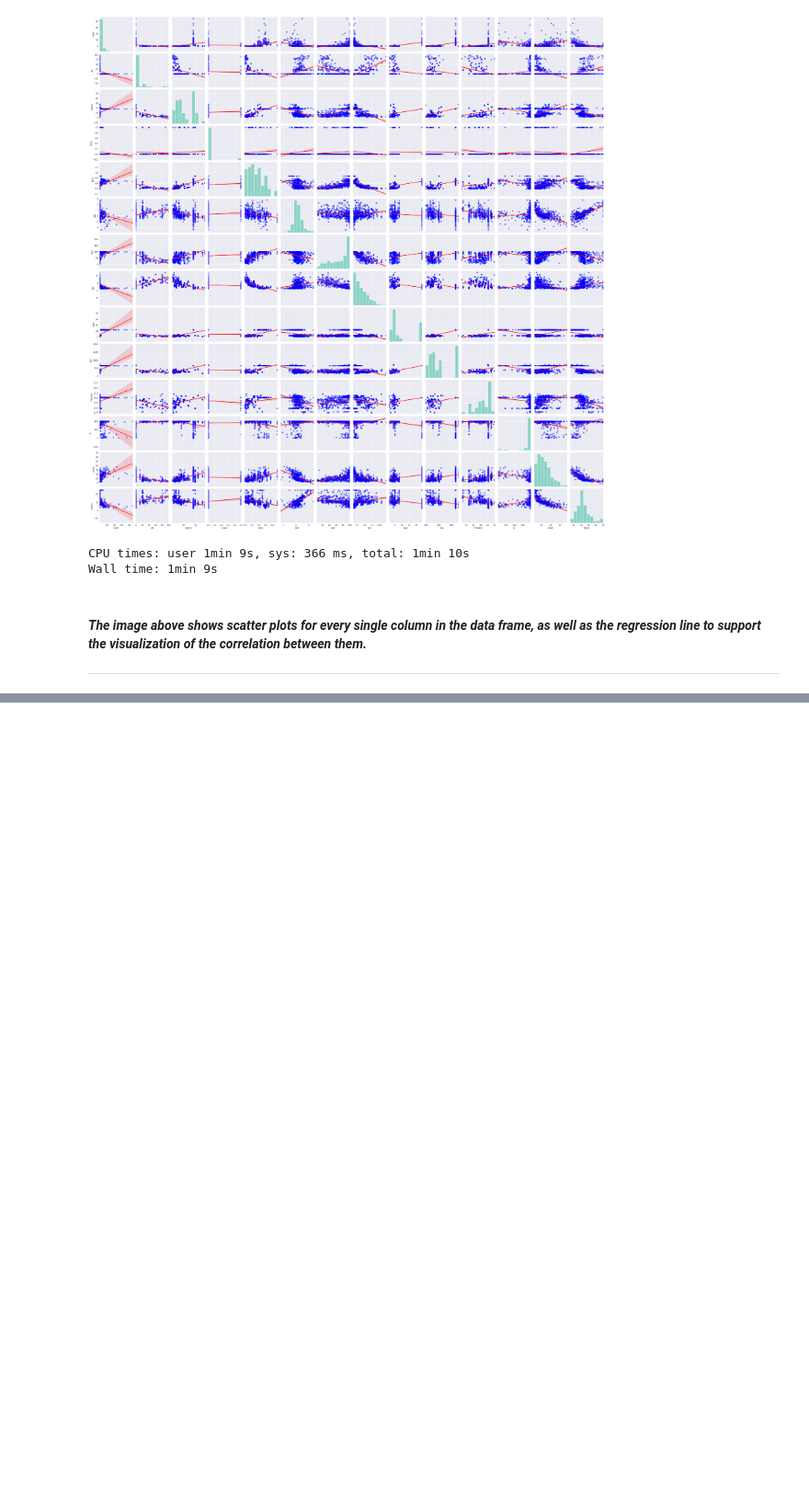
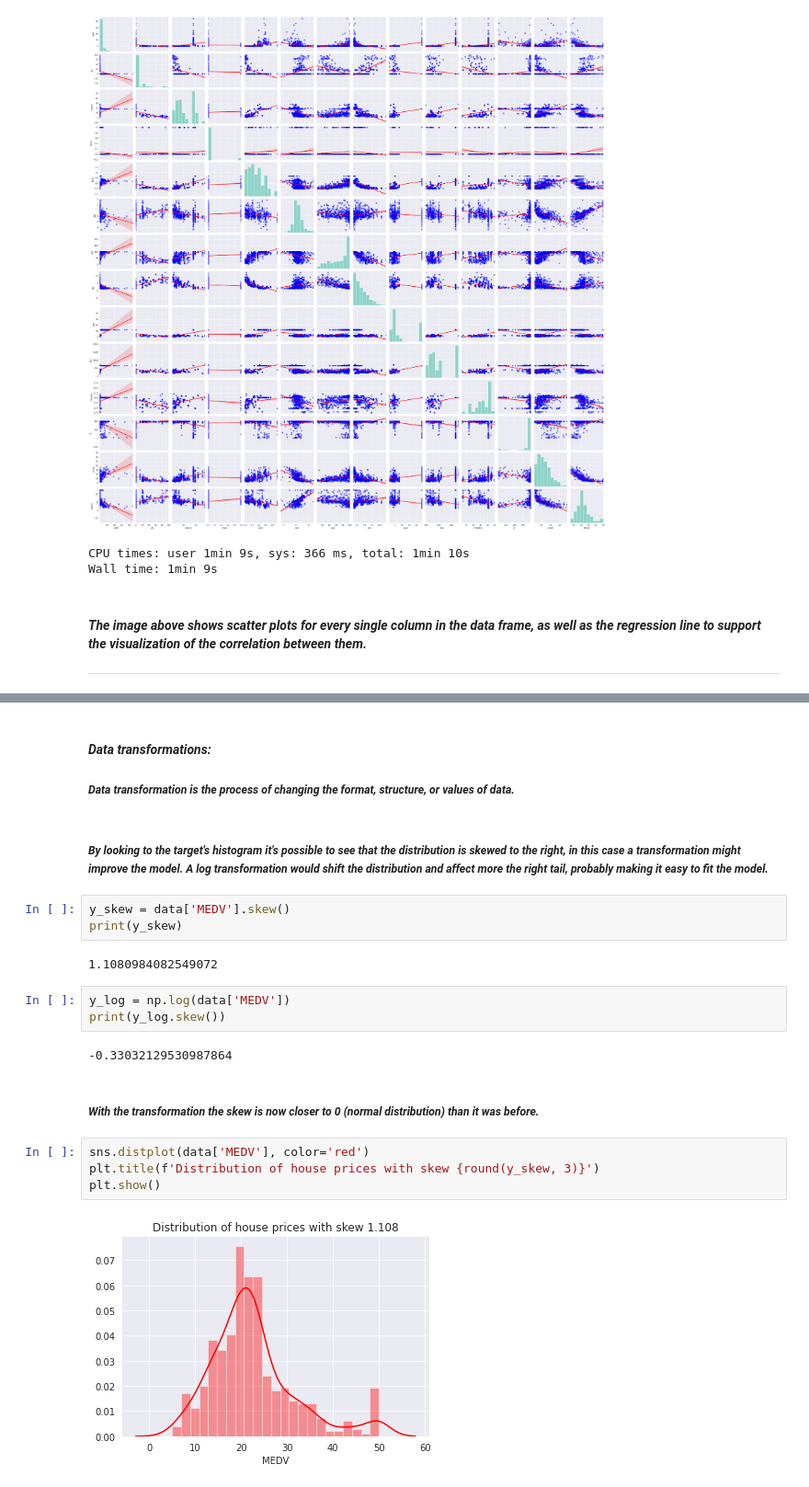
Before and after one commit to playeredlc/DataScience-Learnings, a Jupyter notebook: Linear-Regression/House-Prices-Prediction/house_prices_multivar_regression.ipynb, the cells around one changed output, grey strips where cells are left out. Shown at 92% size. Cells and saved outputs as stored; diff of their text form; blank space fills up the shorter version.

Commit message:
house prices prediction: Evaluation, data transformations.

```diff
--- a/Linear-Regression/House-Prices-Prediction/house_prices_multivar_regression.ipynb
+++ b/Linear-Regression/House-Prices-Prediction/house_prices_multivar_regression.ipynb
@@ -418,0 +423,23 @@ Intercept:  36.533051382824596
+# %% [markdown]
+#### *Data transformations:*
+##### *Data transformation is the process of changing the format, structure, or values of data.*
+# %% [markdown]
+##### *By looking to the target's histogram it's possible to see that the distribution is skewed to the right, in this case a transformation might improve the model. A log transformation would shift the distribution and affect more the right tail, probably making it easy to fit the model.*
+# %%
+y_skew = data['MEDV'].skew()
+print(y_skew)
+# %% [output]
+1.1080984082549072
+# %%
+y_log = np.log(data['MEDV'])
+print(y_log.skew())
+# %% [output]
+-0.33032129530987864
+# %% [markdown]
+##### *With the transformation the skew is now closer to 0 (normal distribution) than it was before.*
+# %%
+sns.distplot(data['MEDV'], color='red')
+plt.title(f'Distribution of house prices with skew {round(y_skew, 3)}')
+plt.show()
+# %% [output]
+[figure, added]
```
Also changed, not shown: parts of 19 cells of this notebook.
